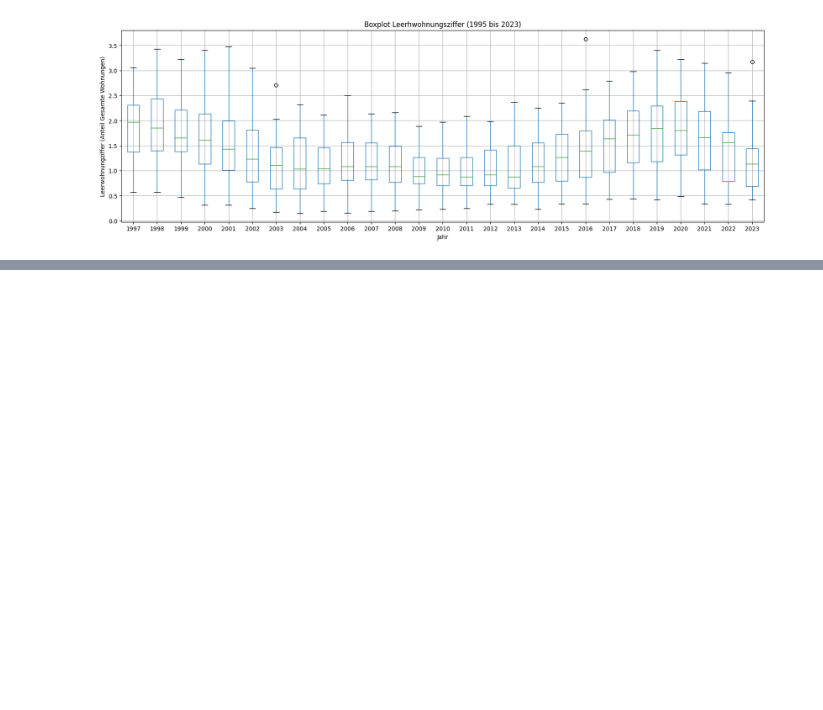
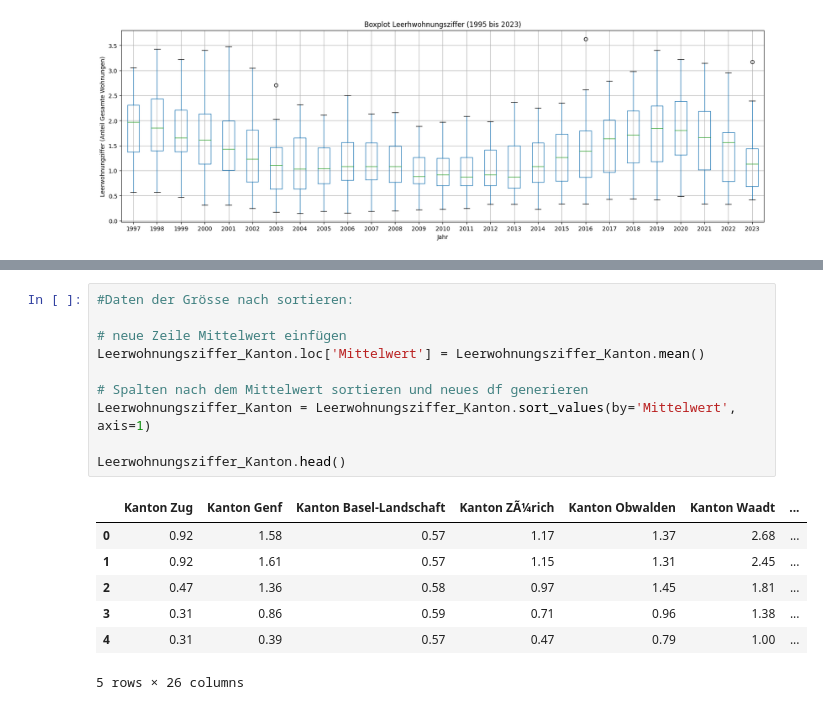
Before and after one commit to GRUPPE-BINA24/Datenspeicher, a Jupyter notebook: Kopie_von_Semesterarbeit_BINA.ipynb, the cells around one changed output, grey strips where cells are left out. Cells and saved outputs as stored; diff of their text form; blank space fills up the shorter version.

```diff
--- a/Kopie_von_Semesterarbeit_BINA.ipynb
+++ b/Kopie_von_Semesterarbeit_BINA.ipynb
@@ -307,0 +339,18 @@ Text(0.5, 1.0, 'Boxplot Leerhwohnungsziffer (1995 bis 2023)')
+# %%
+#Daten der Grösse nach sortieren:
+
+# neue Zeile Mittelwert einfügen
+Leerwohnungsziffer_Kanton.loc['Mittelwert'] = Leerwohnungsziffer_Kanton.mean()
+
+# Spalten nach dem Mittelwert sortieren und neues df generieren
+Leerwohnungsziffer_Kanton = Leerwohnungsziffer_Kanton.sort_values(by='Mittelwert', axis=1)
+
+Leerwohnungsziffer_Kanton.head()
+# %% [output]
+|  | Kanton Zug | Kanton Genf | Kanton Basel-Landschaft | Kanton ZÃ¼rich | Kanton Obwalden | Kanton Waadt | ... |
+| 0 | 0.92 | 1.58 | 0.57 | 1.17 | 1.37 | 2.68 | ... |
+| 1 | 0.92 | 1.61 | 0.57 | 1.15 | 1.31 | 2.45 | ... |
+| 2 | 0.47 | 1.36 | 0.58 | 0.97 | 1.45 | 1.81 | ... |
+| 3 | 0.31 | 0.86 | 0.59 | 0.71 | 0.96 | 1.38 | ... |
+| 4 | 0.31 | 0.39 | 0.57 | 0.47 | 0.79 | 1.00 | ... |
+5 rows × 26 columns
```
Also changed, not shown: parts of 6 cells of this notebook.
